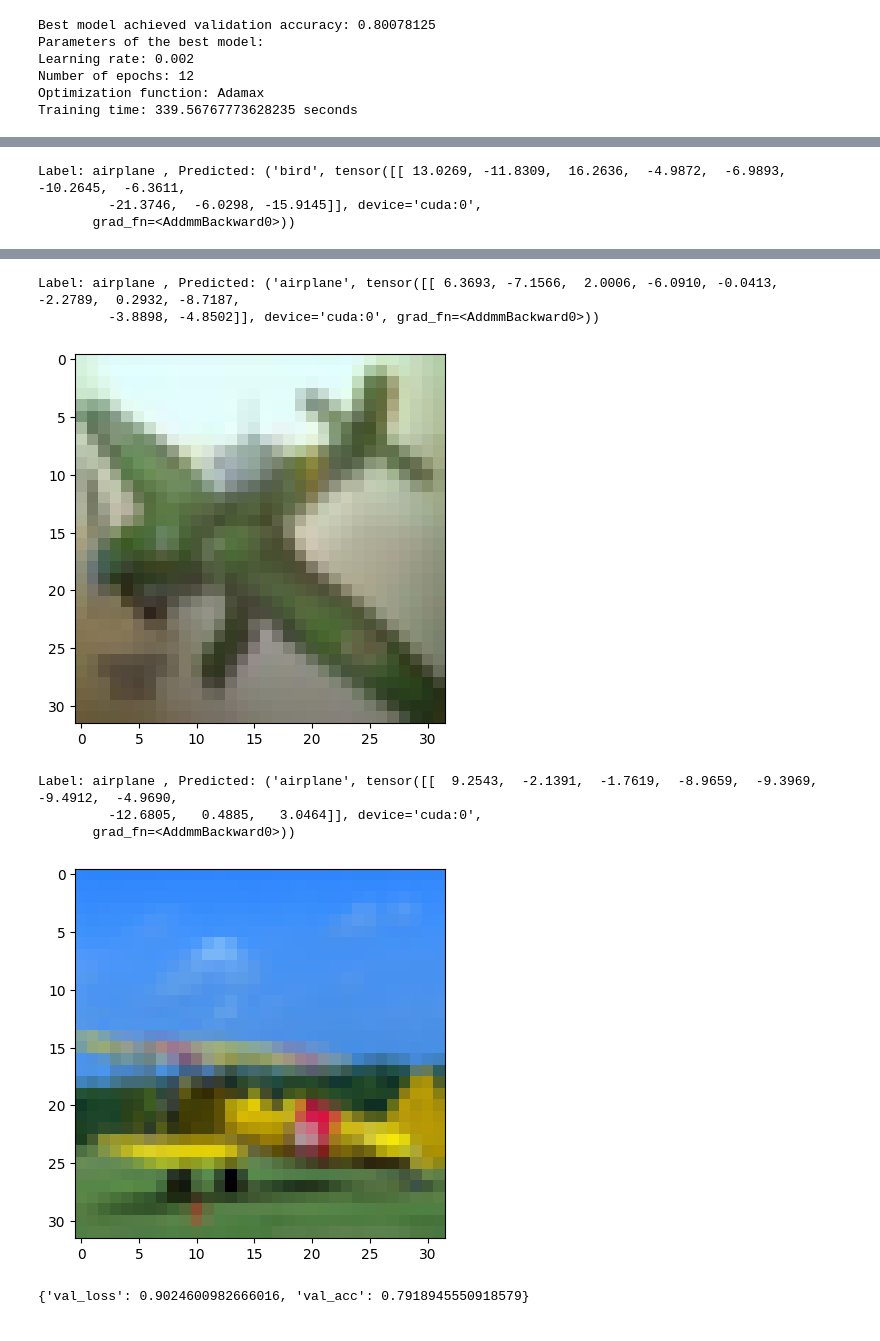
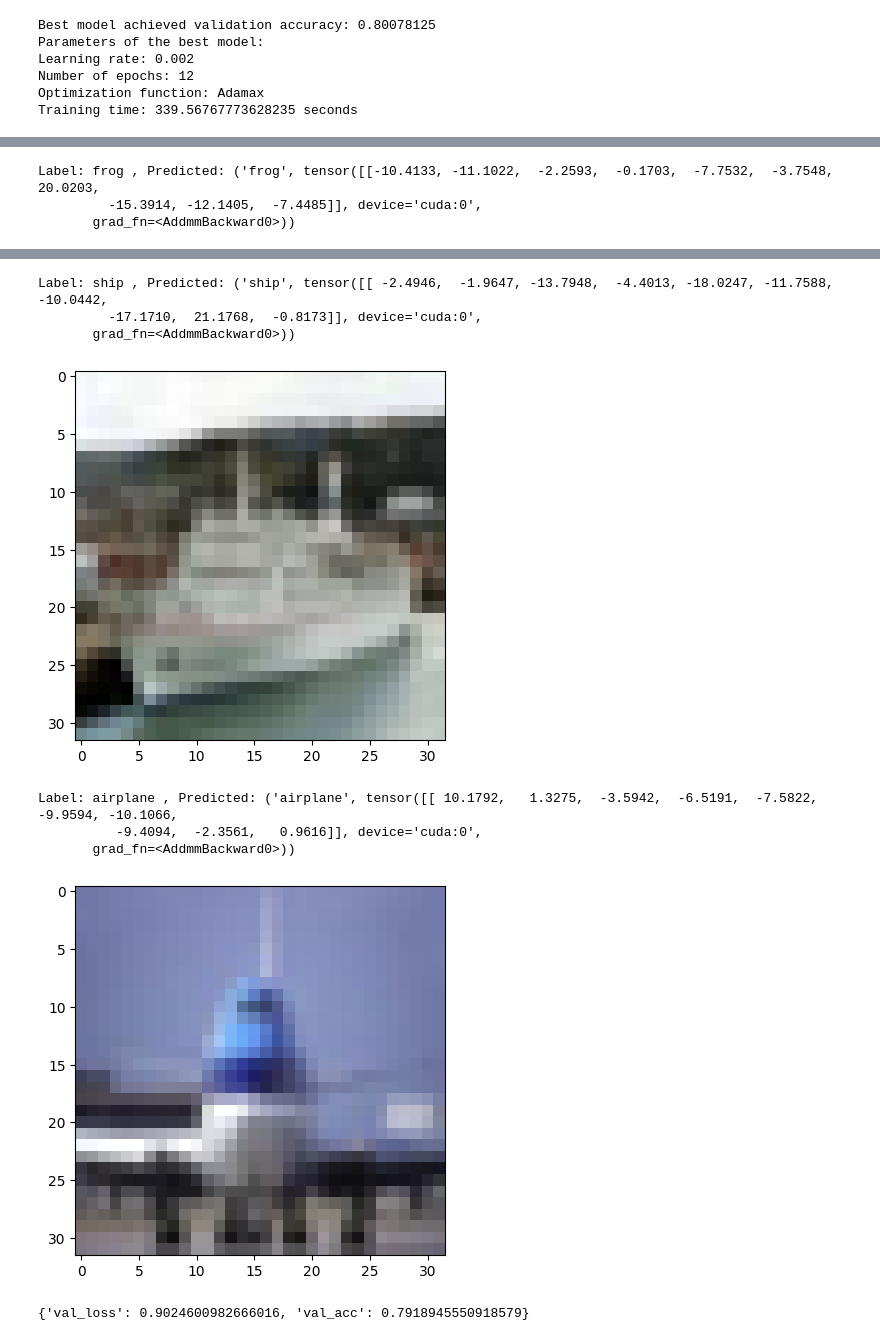
Before and after one commit to flexer89/pytorch-cnn, a Jupyter notebook: pytorch-cnn-2.ipynb, the cells around one changed output, grey strips where cells are left out. Drawn from its saved outputs; the diff is of its cells as text; code cells hidden in the pictures.

```diff
--- a/pytorch-cnn-2.ipynb
+++ b/pytorch-cnn-2.ipynb
@@ -712,7 +709,8 @@ def predict_image(img, model):
     return dataset.classes[preds[0].item()]
 # %%
 for i in range(5):
-    img, label = test_dataset[i]
+    random_index = random.randint(0, len(test_dataset) - 1)  # Choose a random index
+    img, label = test_dataset[random_index]
     plt.imshow(img.permute(1, 2, 0))
     print('Label:', dataset.classes[label], ', Predicted:', predict_image(img, best_model))
     plt.show()
@@ -726,3 +725,3 @@ Label: airplane , Predicted: ('airplane', tensor([[ 4.9455, -6.9382, -1.0545, -0
-Label: airplane , Predicted: ('bird', tensor([[ 13.0269, -11.8309,  16.2636,  -4.9872,  -6.9893, -10.2645,  -6.3611,
-         -21.3746,  -6.0298, -15.9145]], device='cuda:0',
+Label: frog , Predicted: ('frog', tensor([[-10.4133, -11.1022,  -2.2593,  -0.1703,  -7.7532,  -3.7548,  20.0203,
+         -15.3914, -12.1405,  -7.4485]], device='cuda:0',
        grad_fn=<AddmmBackward0>))
@@ -730,8 +729,9 @@ Label: airplane , Predicted: ('bird', tensor([[ 13.0269, -11.8309,  16.2636,  -4
-Label: airplane , Predicted: ('airplane', tensor([[ 6.3693, -7.1566,  2.0006, -6.0910, -0.0413, -2.2789,  0.2932, -8.7187,
-         -3.8898, -4.8502]], device='cuda:0', grad_fn=<AddmmBackward0>))
+Label: ship , Predicted: ('ship', tensor([[ -2.4946,  -1.9647, -13.7948,  -4.4013, -18.0247, -11.7588, -10.0442,
+         -17.1710,  21.1768,  -0.8173]], device='cuda:0',
+       grad_fn=<AddmmBackward0>))
-[figure, old version]
+[figure, new version]
-Label: airplane , Predicted: ('airplane', tensor([[  9.2543,  -2.1391,  -1.7619,  -8.9659,  -9.3969,  -9.4912,  -4.9690,
-         -12.6805,   0.4885,   3.0464]], device='cuda:0',
+Label: airplane , Predicted: ('airplane', tensor([[ 10.1792,   1.3275,  -3.5942,  -6.5191,  -7.5822,  -9.9594, -10.1066,
+          -9.4094,  -2.3561,   0.9616]], device='cuda:0',
        grad_fn=<AddmmBackward0>))
-[figure, old version]
+[figure, new version]
 # %%
```
Also changed, not shown: parts of 16 cells of this notebook, 2 other files.
